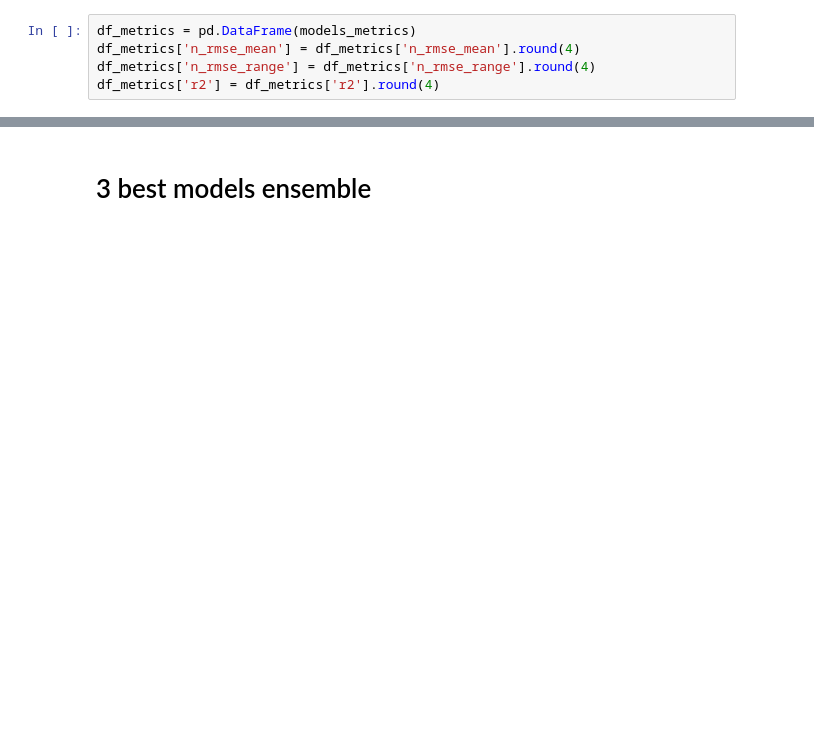
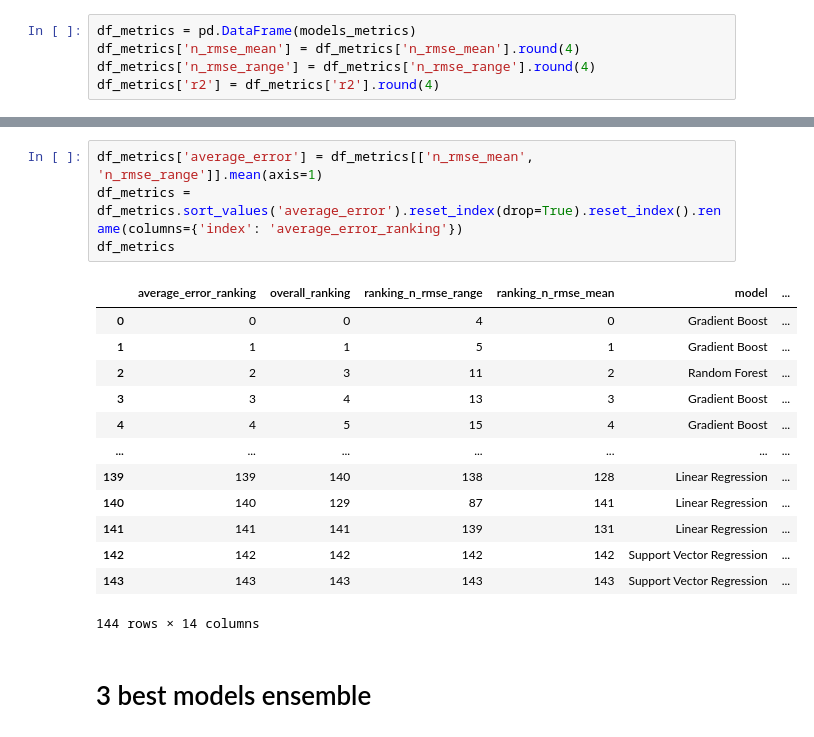
Before and after one commit to joaopaivaa/Cask-Worth, a Jupyter notebook: model.ipynb, the cells around one changed output, grey strips where cells are left out. Cells and saved outputs as stored; diff of their text form; blank space fills up the shorter version.

```diff
--- a/model.ipynb
+++ b/model.ipynb
@@ -8241,3 +841,21 @@ df_metrics
+# %%
+df_metrics['average_error'] = df_metrics[['n_rmse_mean', 'n_rmse_range']].mean(axis=1)
+df_metrics = df_metrics.sort_values('average_error').reset_index(drop=True).reset_index().rename(columns={'index': 'average_error_ranking'})
+df_metrics
+# %% [output]
+|  | average_error_ranking | overall_ranking | ranking_n_rmse_range | ranking_n_rmse_mean | model | ... |
+| 0 | 0 | 0 | 4 | 0 | Gradient Boost | ... |
+| 1 | 1 | 1 | 5 | 1 | Gradient Boost | ... |
+| 2 | 2 | 3 | 11 | 2 | Random Forest | ... |
+| 3 | 3 | 4 | 13 | 3 | Gradient Boost | ... |
+| 4 | 4 | 5 | 15 | 4 | Gradient Boost | ... |
+| ... | ... | ... | ... | ... | ... | ... |
+| 139 | 139 | 140 | 138 | 128 | Linear Regression | ... |
+| 140 | 140 | 129 | 87 | 141 | Linear Regression | ... |
+| 141 | 141 | 141 | 139 | 131 | Linear Regression | ... |
+| 142 | 142 | 142 | 142 | 142 | Support Vector Regression | ... |
+| 143 | 143 | 143 | 143 | 143 | Support Vector Regression | ... |
+144 rows × 14 columns
 # %% [markdown]
 # 3 best models ensemble
 # %%
```
Also changed, not shown: parts of 338 cells of this notebook.
